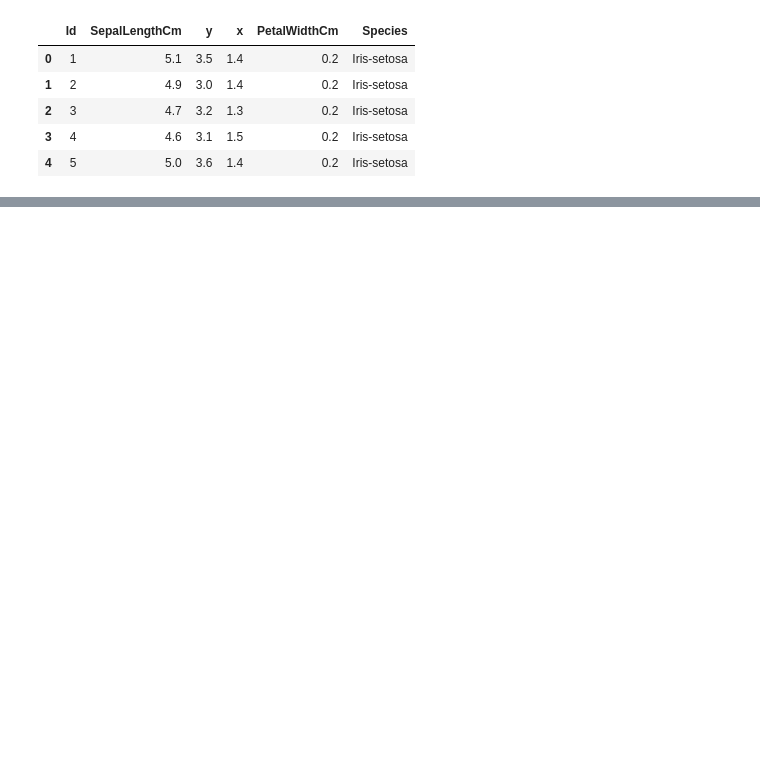
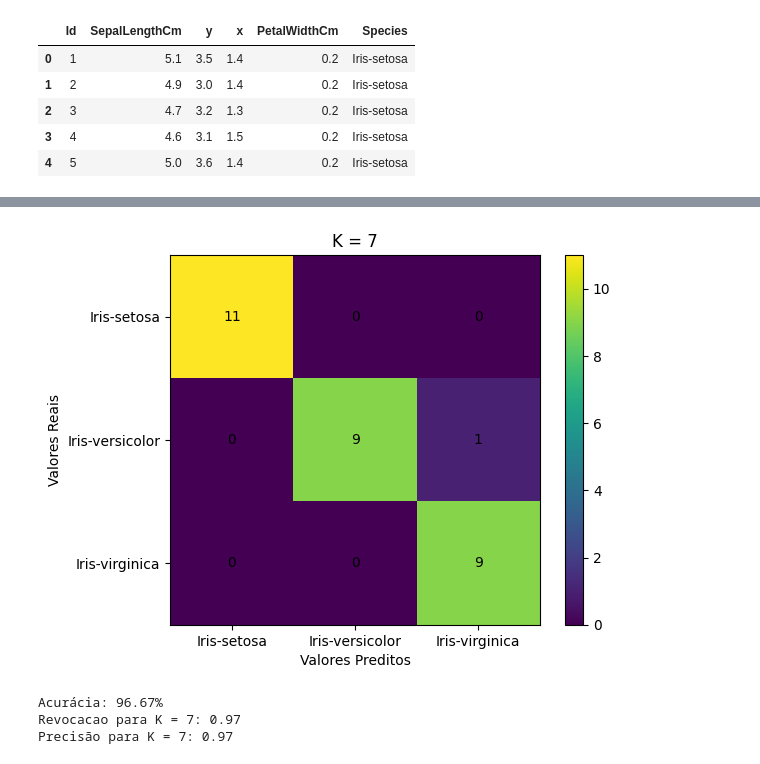
Before and after one commit to carlos-junior2/KNN, a Jupyter notebook: KNN.ipynb, the cells around one changed output, grey strips where cells are left out. Cells and saved outputs as stored; diff of their text form; code cells hidden in the pictures; blank space fills up the shorter version.

```diff
--- a/KNN.ipynb
+++ b/KNN.ipynb
@@ -175,0 +353,9 @@ Erros:  1
+# %%
+plotMatrix(mc4, "K = 7")
+print(f"Acurácia: {k7}%")
+calculaMetricas(7)
+# %% [output]
+[figure, added]
+Acurácia: 96.67%
+Revocacao para K = 7: 0.97
+Precisão para K = 7: 0.97
```
Also changed, not shown: parts of 63 cells of this notebook.
